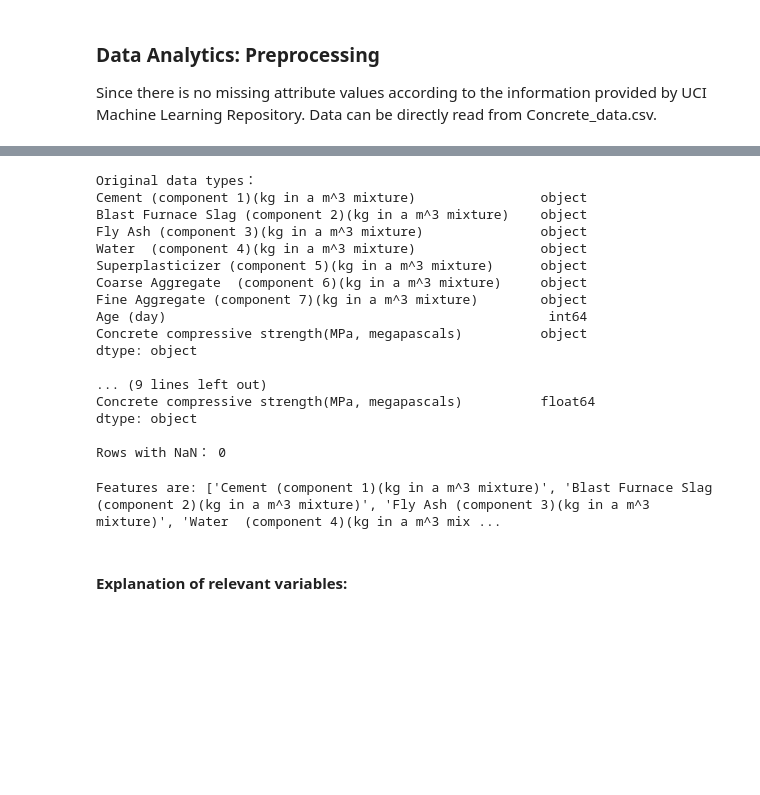
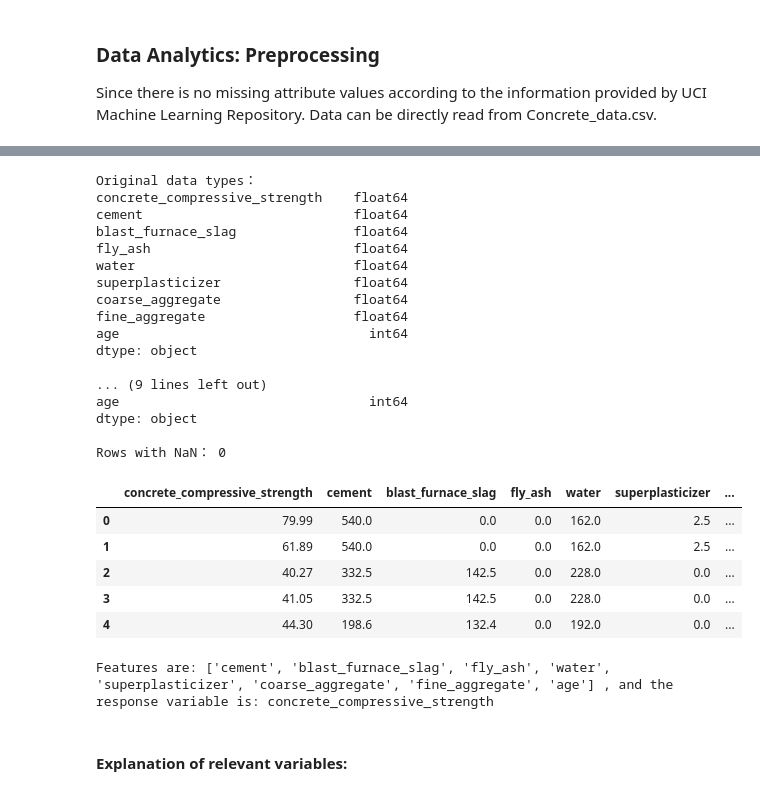
Before and after one commit to ErikTheViking92/Code, a Jupyter notebook: Concrete strength_01.06.ipynb, the cells around one changed output, grey strips where cells are left out. Cells and saved outputs as stored; diff of their text form; code cells hidden in the pictures; blank space fills up the shorter version.

```diff
--- a/Concrete strength_01.06.ipynb
+++ b/Concrete strength_01.06.ipynb
@@ -58,42 +58,49 @@ concrete_df.head()
 # %%
 print("Original data types：")
 print(concrete_df.dtypes)
 
 # object to numeric
 for col in concrete_df.columns:
     if concrete_df[col].dtype == 'object':
         concrete_df[col] = pd.to_numeric(concrete_df[col], errors='coerce')
 
 
 print("\nTransfromed datatypes：")
 print(concrete_df.dtypes)
 
 # NaN
 print("\nRows with NaN：", concrete_df.isna().sum().sum())
 
 # Drop NaN
 concrete_df = concrete_df.dropna()
+concrete_df.head()
 # %% [output]
 Original data types：
-Cement (component 1)(kg in a m^3 mixture)                object
-Blast Furnace Slag (component 2)(kg in a m^3 mixture)    object
-Fly Ash (component 3)(kg in a m^3 mixture)               object
-Water  (component 4)(kg in a m^3 mixture)                object
-Superplasticizer (component 5)(kg in a m^3 mixture)      object
-Coarse Aggregate  (component 6)(kg in a m^3 mixture)     object
-Fine Aggregate (component 7)(kg in a m^3 mixture)        object
-Age (day)                                                 int64
-Concrete compressive strength(MPa, megapascals)          object
+concrete_compressive_strength    float64
+cement                           float64
+blast_furnace_slag               float64
+fly_ash                          float64
+water                            float64
+superplasticizer                 float64
+coarse_aggregate                 float64
+fine_aggregate                   float64
+age                                int64
 dtype: object
 
 ... (9 lines left out)
-Concrete compressive strength(MPa, megapascals)          float64
+age                                int64
 dtype: object
 
 Rows with NaN： 0
+|  | concrete_compressive_strength | cement | blast_furnace_slag | fly_ash | water | superplasticizer | ... |
+| 0 | 79.99 | 540.0 | 0.0 | 0.0 | 162.0 | 2.5 | ... |
+| 1 | 61.89 | 540.0 | 0.0 | 0.0 | 162.0 | 2.5 | ... |
+| 2 | 40.27 | 332.5 | 142.5 | 0.0 | 228.0 | 0.0 | ... |
+| 3 | 41.05 | 332.5 | 142.5 | 0.0 | 228.0 | 0.0 | ... |
+| 4 | 44.30 | 198.6 | 132.4 | 0.0 | 192.0 | 0.0 | ... |
 # %%
 #define all the variables we need for the linear regression with concrete compressive strength as response and all other variables as possible features
-label_column = 'Concrete compressive strength(MPa, megapascals)'
+label_column = 'concrete_compressive_strength'
 feature_columns = [c for c in concrete_df.columns if c != label_column]
 X = concrete_df[feature_columns].values
 y = concrete_df[label_column].values
@@ -101,7 +108,7 @@ p = len(feature_columns)
 print("Features are:", feature_columns,
       ", and the response variable is:", label_column)
 # %% [output]
-Features are: ['Cement (component 1)(kg in a m^3 mixture)', 'Blast Furnace Slag (component 2)(kg in a m^3 mixture)', 'Fly Ash (component 3)(kg in a m^3 mixture)', 'Water  (component 4)(kg in a m^3 mix ...
+Features are: ['cement', 'blast_furnace_slag', 'fly_ash', 'water', 'superplasticizer', 'coarse_aggregate', 'fine_aggregate', 'age'] , and the response variable is: concrete_compressive_strength
 # %% [markdown]
 #### Explanation of relevant variables:
 # %% [markdown]
```
Also changed, not shown: parts of 10 cells of this notebook, 1 other file.
